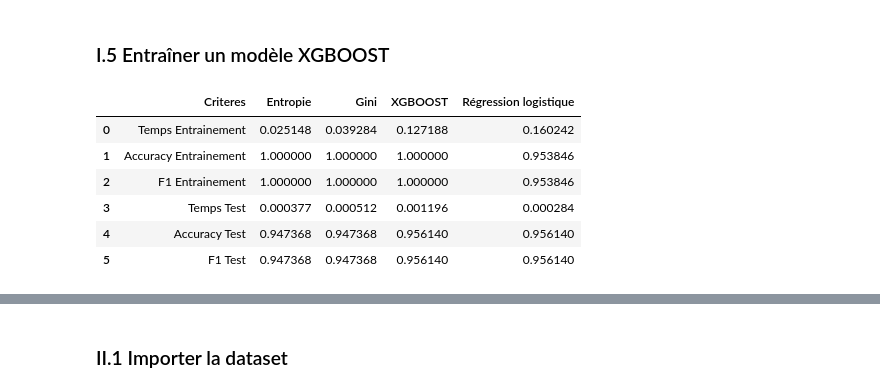
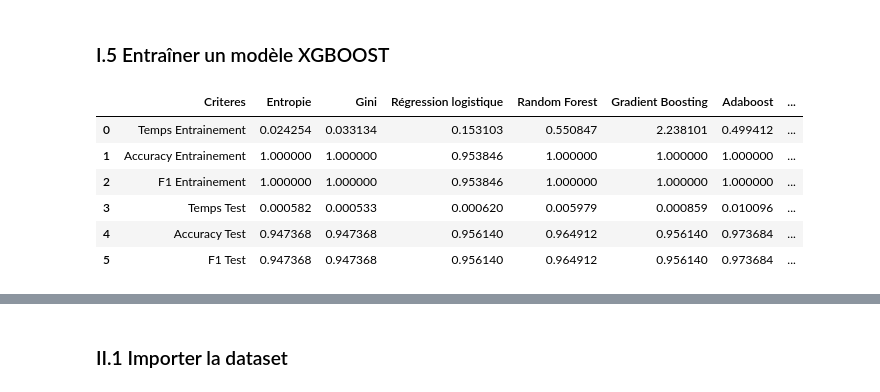
Before and after one commit to ChakibBrg/TP_XGBOOST, a Jupyter notebook: XGBOOST.ipynb, the cells around one changed output, grey strips where cells are left out. Drawn from its saved outputs; the diff is of its cells as text; code cells hidden in the pictures.

```diff
--- a/XGBOOST.ipynb
+++ b/XGBOOST.ipynb
@@ -108,21 +108,21 @@ entropy_stats.append(accuracy_score(Ychoix_test, Ychoix_pred))
 entropy_stats.append(f1_score(Ychoix_test, Ychoix_pred, average='micro'))
 
 # =========== Random forest ==================
-# ............ Entraînement ............
-# temps_debut = timeit.default_timer()
-# classifieur.fit(Xchoix_train, Ychoix_train)
-# randForest_stats.append(timeit.default_timer() - temps_debut)
-# # ..... Evaluation entrainement ........
-# Ychoix_pred = classifieur.predict(Xchoix_train)
-# randForest_stats.append(accuracy_score(Ychoix_train, Ychoix_pred))
-# randForest_stats.append(f1_score(Ychoix_train, Ychoix_pred, average='micro'))
-# # ................ Test ................
-# temps_debut = timeit.default_timer()
-# Ychoix_pred = classifieur.predict(Xchoix_test)
-# randForest_stats.append(timeit.default_timer() - temps_debut)
-# # ........... Evaluation test ...........
-# randForest_stats.append(accuracy_score(Ychoix_test, Ychoix_pred))
-# randForest_stats.append(f1_score(Ychoix_test, Ychoix_pred, average='micro'))
+#............ Entraînement ............
+temps_debut = timeit.default_timer()
+classifieur.fit(Xchoix_train, Ychoix_train)
+randForest_stats.append(timeit.default_timer() - temps_debut)
+# ..... Evaluation entrainement ........
+Ychoix_pred = classifieur.predict(Xchoix_train)
+randForest_stats.append(accuracy_score(Ychoix_train, Ychoix_pred))
+randForest_stats.append(f1_score(Ychoix_train, Ychoix_pred, average='micro'))
+# ................ Test ................
+temps_debut = timeit.default_timer()
+Ychoix_pred = classifieur.predict(Xchoix_test)
+randForest_stats.append(timeit.default_timer() - temps_debut)
+# ........... Evaluation test ...........
+randForest_stats.append(accuracy_score(Ychoix_test, Ychoix_pred))
+randForest_stats.append(f1_score(Ychoix_test, Ychoix_pred, average='micro'))
 
 print('Fin')
 # %% [output]
@@ -207,16 +286,19 @@ XGBOOST_stats.append(f1_score(Ychoix_test, Y_pred, average='micro'))
 # %%
 pd.DataFrame({
     'Criteres' : ['Temps Entrainement', 'Accuracy Entrainement', 'F1 Entrainement', 'Temps Test', 'Accuracy Test', 'F1 Test'],
     'Entropie' : entropy_stats,
     'Gini'     : gini_stats,
+    'Régression logistique': logistic_stats,
+    'Random Forest' : randForest_stats,
+    'Gradient Boosting': grad_stats,
+    'Adaboost' : ADABOOST_stats,
     'XGBOOST'  : XGBOOST_stats,
-    'Régression logistique': logistic_stats
 })
 # %% [output]
-|  | Criteres | Entropie | Gini | XGBOOST | Régression logistique |
-| 0 | Temps Entrainement | 0.025148 | 0.039284 | 0.127188 | 0.160242 |
-| 1 | Accuracy Entrainement | 1.000000 | 1.000000 | 1.000000 | 0.953846 |
-| 2 | F1 Entrainement | 1.000000 | 1.000000 | 1.000000 | 0.953846 |
-| 3 | Temps Test | 0.000377 | 0.000512 | 0.001196 | 0.000284 |
-| 4 | Accuracy Test | 0.947368 | 0.947368 | 0.956140 | 0.956140 |
-| 5 | F1 Test | 0.947368 | 0.947368 | 0.956140 | 0.956140 |
+|  | Criteres | Entropie | Gini | Régression logistique | Random Forest | Gradient Boosting | Adaboost | ... |
+| 0 | Temps Entrainement | 0.024254 | 0.033134 | 0.153103 | 0.550847 | 2.238101 | 0.499412 | ... |
+| 1 | Accuracy Entrainement | 1.000000 | 1.000000 | 0.953846 | 1.000000 | 1.000000 | 1.000000 | ... |
+| 2 | F1 Entrainement | 1.000000 | 1.000000 | 0.953846 | 1.000000 | 1.000000 | 1.000000 | ... |
+| 3 | Temps Test | 0.000582 | 0.000533 | 0.000620 | 0.005979 | 0.000859 | 0.010096 | ... |
+| 4 | Accuracy Test | 0.947368 | 0.947368 | 0.956140 | 0.964912 | 0.956140 | 0.973684 | ... |
+| 5 | F1 Test | 0.947368 | 0.947368 | 0.956140 | 0.964912 | 0.956140 | 0.973684 | ... |
```
Also changed, not shown: parts of 20 cells of this notebook.
